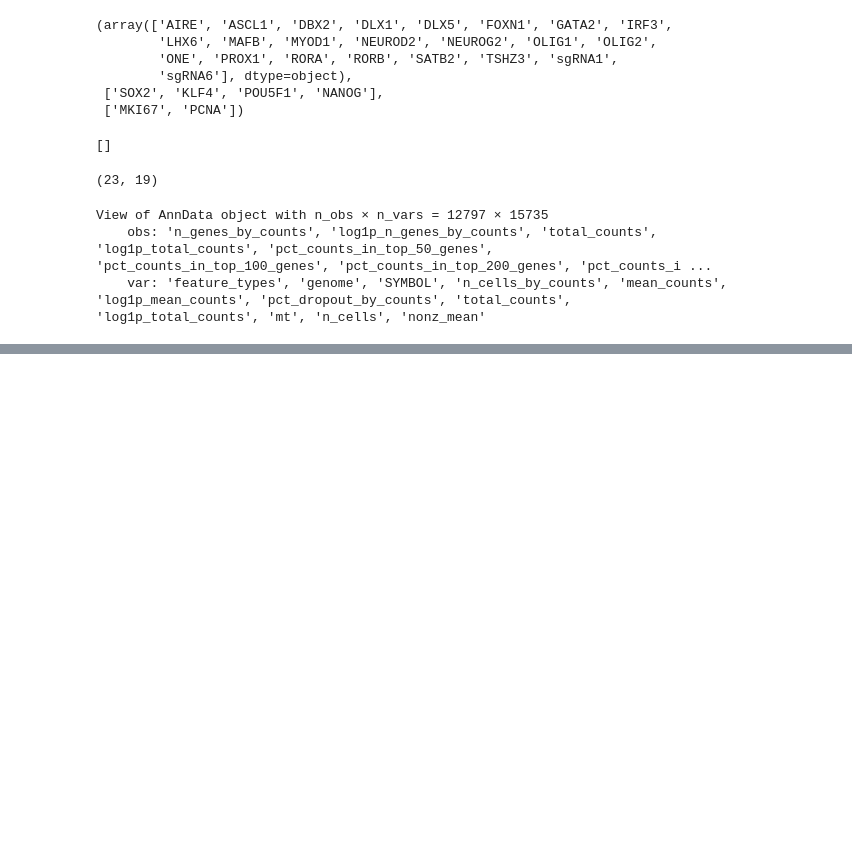
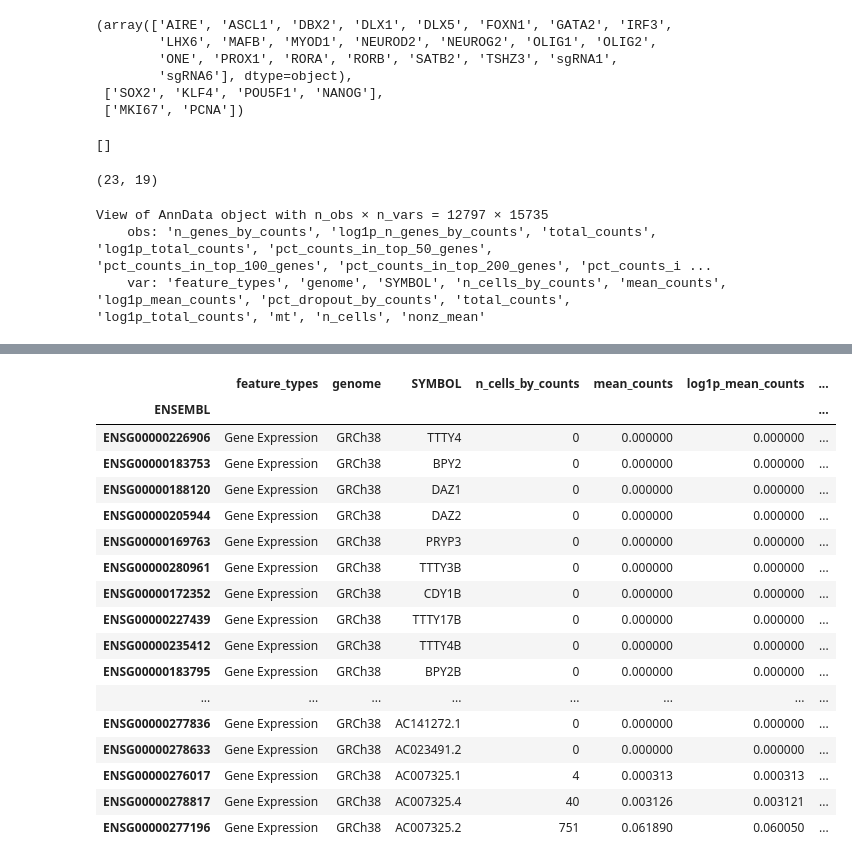
Before and after one commit to vitkl/cell2state_tf_activation, a Jupyter notebook: scripts/Kevin/20230105_multiome_rna_exploration.ipynb, the cells around one changed output, grey strips where cells are left out. Saved outputs shown, nothing was run; the diff lists cells and outputs as text; code cells hidden in the pictures; blank space fills up the shorter version.

```diff
--- a/scripts/Kevin/20230105_multiome_rna_exploration.ipynb
+++ b/scripts/Kevin/20230105_multiome_rna_exploration.ipynb
@@ -328,0 +357,21 @@ targeted_tf_barcodes = [i for i in adata_subset.var_names if 'BARCODE' in i]
+# %%
+adata.var.tail(60)
+# %% [output]
+|  | feature_types | genome | SYMBOL | n_cells_by_counts | mean_counts | log1p_mean_counts | ... |
+| ENSEMBL |  |  |  |  |  |  | ... |
+| ENSG00000226906 | Gene Expression | GRCh38 | TTTY4 | 0 | 0.000000 | 0.000000 | ... |
+| ENSG00000183753 | Gene Expression | GRCh38 | BPY2 | 0 | 0.000000 | 0.000000 | ... |
+| ENSG00000188120 | Gene Expression | GRCh38 | DAZ1 | 0 | 0.000000 | 0.000000 | ... |
+| ENSG00000205944 | Gene Expression | GRCh38 | DAZ2 | 0 | 0.000000 | 0.000000 | ... |
+| ENSG00000169763 | Gene Expression | GRCh38 | PRYP3 | 0 | 0.000000 | 0.000000 | ... |
+| ENSG00000280961 | Gene Expression | GRCh38 | TTTY3B | 0 | 0.000000 | 0.000000 | ... |
+| ENSG00000172352 | Gene Expression | GRCh38 | CDY1B | 0 | 0.000000 | 0.000000 | ... |
+| ENSG00000227439 | Gene Expression | GRCh38 | TTTY17B | 0 | 0.000000 | 0.000000 | ... |
+| ENSG00000235412 | Gene Expression | GRCh38 | TTTY4B | 0 | 0.000000 | 0.000000 | ... |
+| ENSG00000183795 | Gene Expression | GRCh38 | BPY2B | 0 | 0.000000 | 0.000000 | ... |
+| ... | ... | ... | ... | ... | ... | ... | ... |
+| ENSG00000277836 | Gene Expression | GRCh38 | AC141272.1 | 0 | 0.000000 | 0.000000 | ... |
+| ENSG00000278633 | Gene Expression | GRCh38 | AC023491.2 | 0 | 0.000000 | 0.000000 | ... |
+| ENSG00000276017 | Gene Expression | GRCh38 | AC007325.1 | 4 | 0.000313 | 0.000313 | ... |
+| ENSG00000278817 | Gene Expression | GRCh38 | AC007325.4 | 40 | 0.003126 | 0.003121 | ... |
+| ENSG00000277196 | Gene Expression | GRCh38 | AC007325.2 | 751 | 0.061890 | 0.060050 | ... |
```
Also changed, not shown: parts of 8 cells of this notebook.
